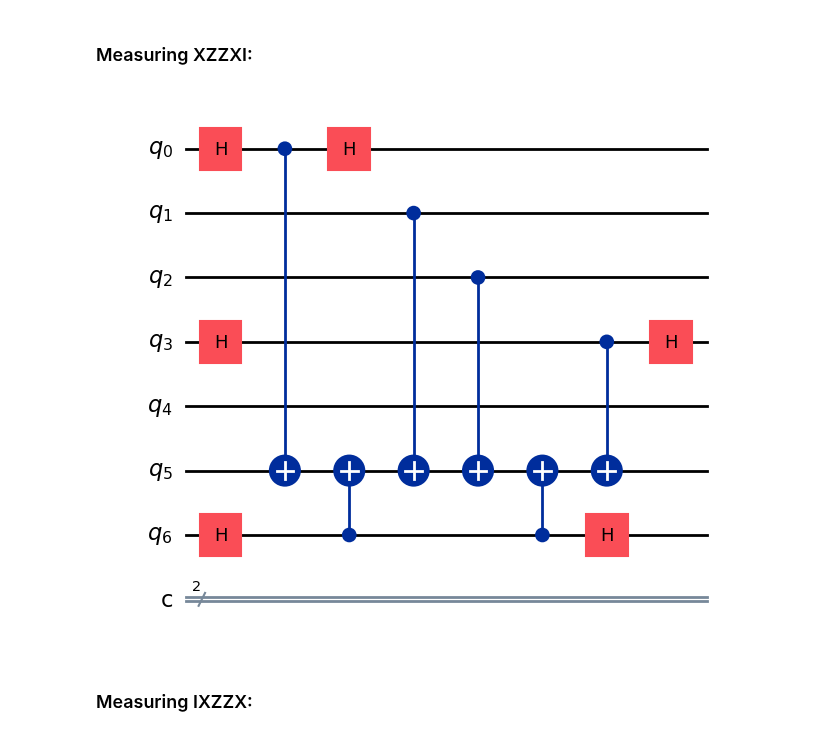
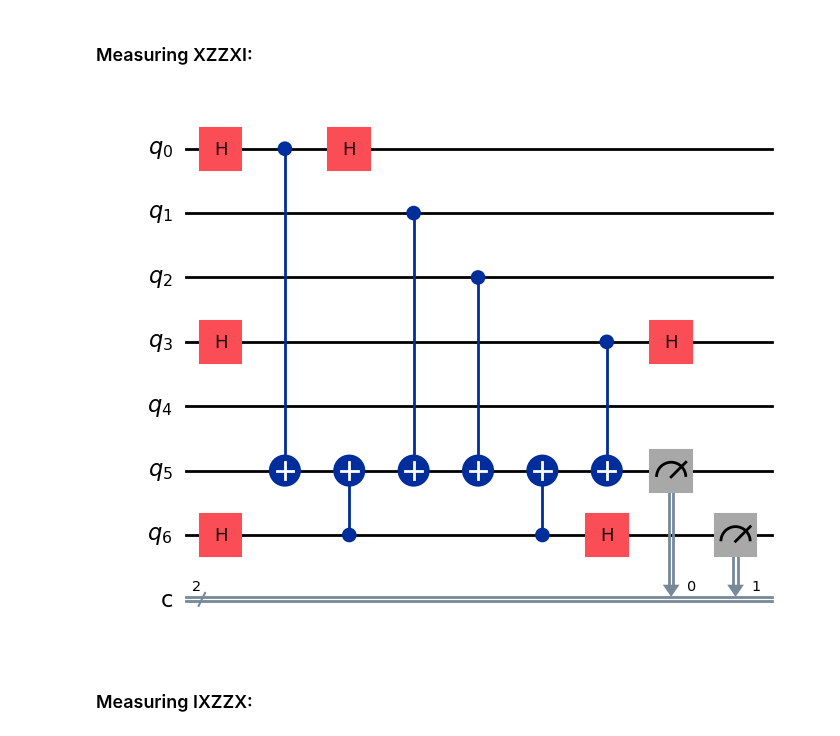
Before and after one commit to Sal7ySalt/Smallest-MSD-Protocol, a Jupyter notebook: 5_qubit_code/5_qubit_code.ipynb, the cells around one changed output. Saved outputs shown, nothing was run; the diff lists cells and outputs as text; code cells hidden in the pictures.

```diff
--- a/5_qubit_code/5_qubit_code.ipynb
+++ b/5_qubit_code/5_qubit_code.ipynb
@@ -122,28 +122,31 @@ ideal = Statevector([ 3.34117436e-01-4.16333634e-17j,
 # %%
 # Last two qubits are syndrome and flag qubits
 QEC_circ1 = QuantumCircuit(7,2)
 
 # Last qubit is initialized to be |+>
 QEC_circ1.h(6)
 
 QEC_circ1.h(0)
 QEC_circ1.cx(0, 5)
 QEC_circ1.h(0)
 
 QEC_circ1.cx(6, 5)
 
 QEC_circ1.cx(1, 5)
 QEC_circ1.cx(2, 5)
 
 QEC_circ1.cx(6, 5)
 
 QEC_circ1.h(3)
 QEC_circ1.cx(3, 5)
 QEC_circ1.h(3)
 
 # To measure the last qubit in the X basis
 QEC_circ1.h(6)
 
+# Measure
+QEC_circ1.measure([5, 6], [0, 1])
+
 display(QEC_circ1.draw(output='mpl'))
 # %% [output]
-[figure, old version]
+[figure, new version]
```
Also changed, not shown: parts of 9 cells of this notebook.
